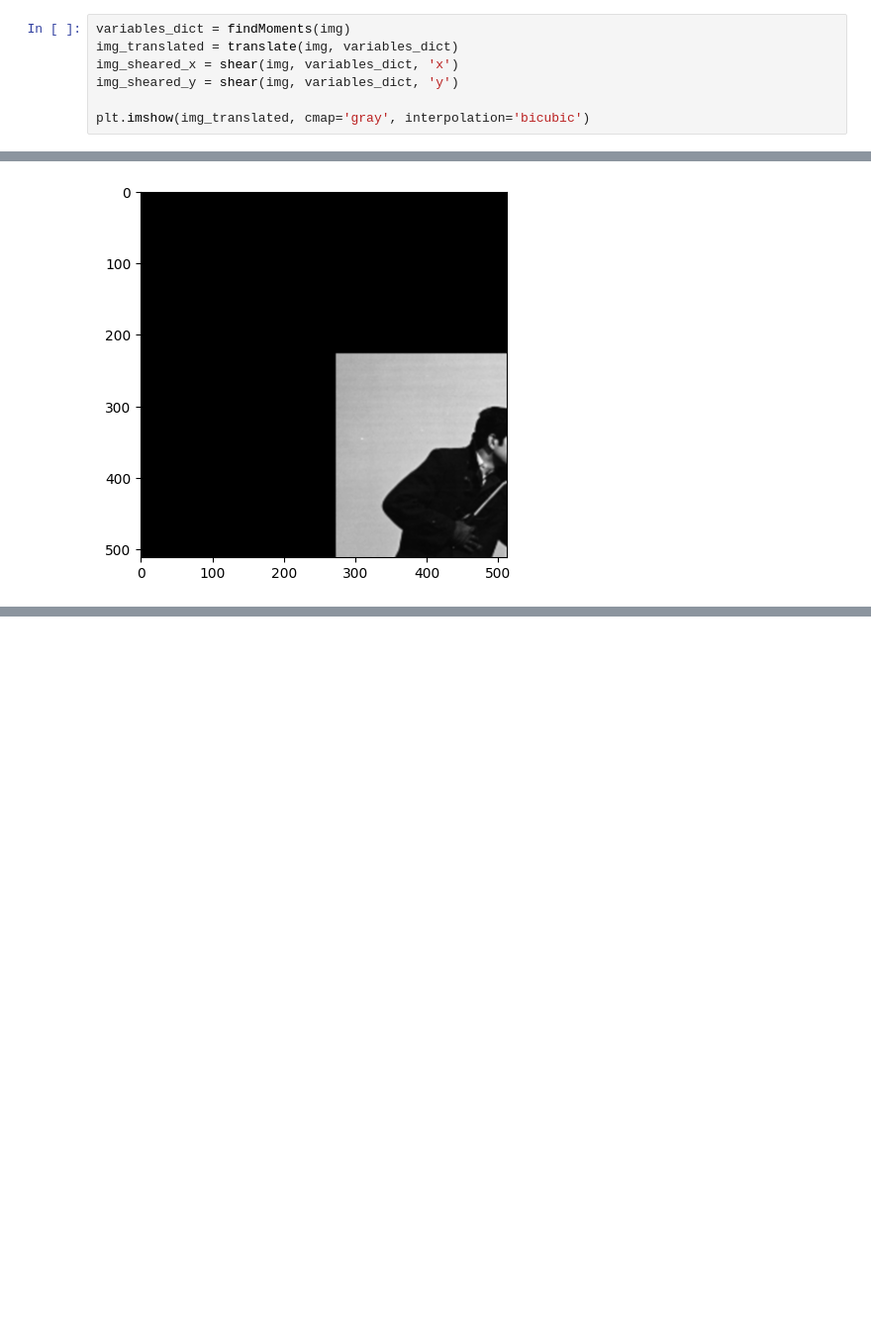
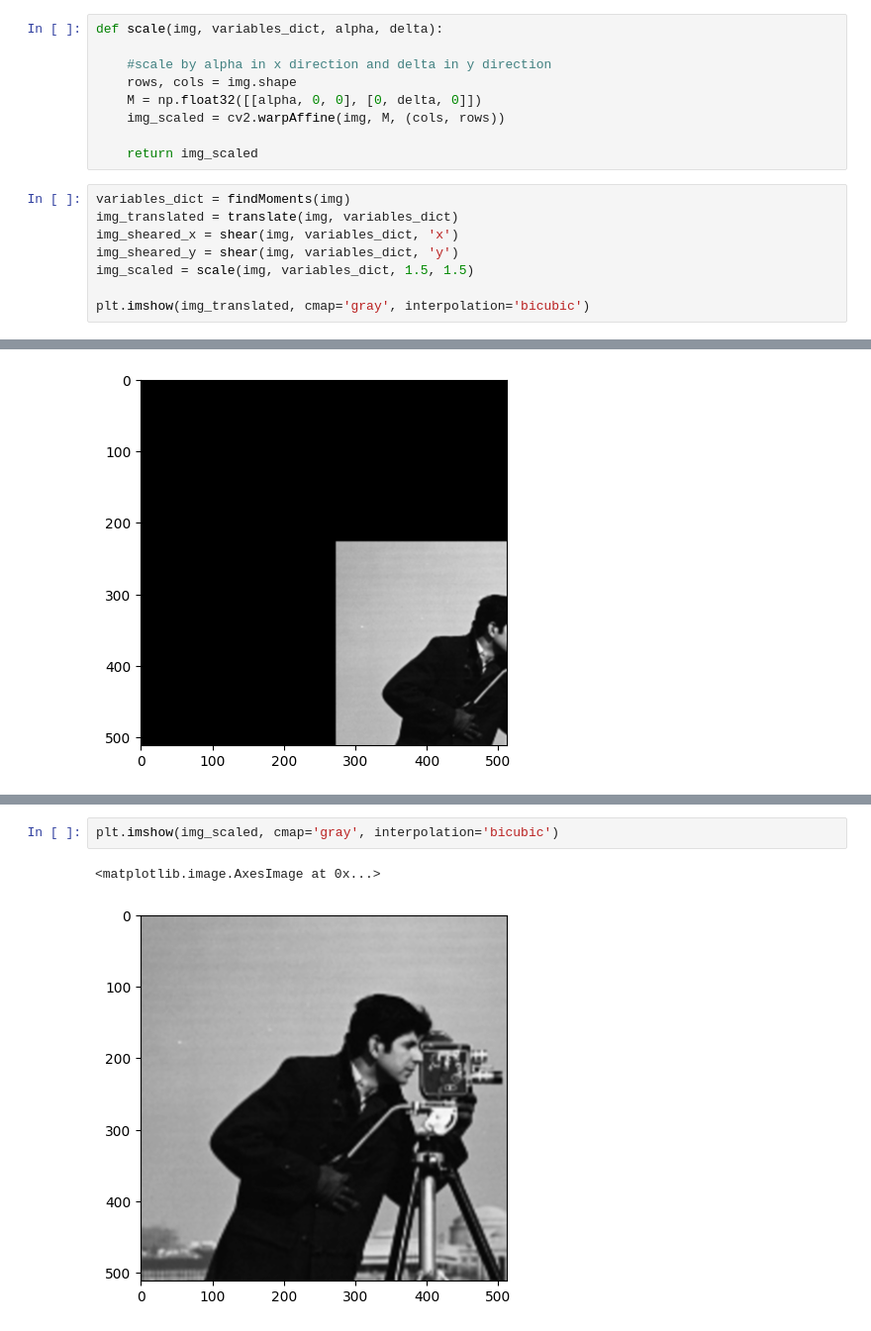
Before and after one commit to sachinprasanna7/Medical-Image-Security, a Jupyter notebook: normalisation.ipynb, the cells around one changed output, grey strips where cells are left out. Shown: that part at 99% size. Drawn from its saved outputs; the diff is of its cells as text; blank space fills up the shorter version.

```diff
--- a/normalisation.ipynb
+++ b/normalisation.ipynb
@@ -96,11 +96,21 @@ def shear(img, variables_dict, direction):
     img_sheared = cv2.warpAffine(img, M, (cols, rows))
 
     return img_sheared
+# %%
+def scale(img, variables_dict, alpha, delta):
+
+    #scale by alpha in x direction and delta in y direction
+    rows, cols = img.shape
+    M = np.float32([[alpha, 0, 0], [0, delta, 0]])
+    img_scaled = cv2.warpAffine(img, M, (cols, rows))
+
+    return img_scaled
 # %%
 variables_dict = findMoments(img)
 img_translated = translate(img, variables_dict)
 img_sheared_x = shear(img, variables_dict, 'x')
 img_sheared_y = shear(img, variables_dict, 'y')
+img_scaled = scale(img, variables_dict, 1.5, 1.5)
 
 plt.imshow(img_translated, cmap='gray', interpolation='bicubic')
 # %% [output]
@@ -108,0 +129,5 @@ plt.imshow(img_translated, cmap='gray', interpolation='bicubic')
+# %%
+plt.imshow(img_scaled, cmap='gray', interpolation='bicubic')
+# %% [output]
+<matplotlib.image.AxesImage at 0x...>
+[figure, added]
```
Also changed, not shown: parts of 2 cells of this notebook, 8 other files.
